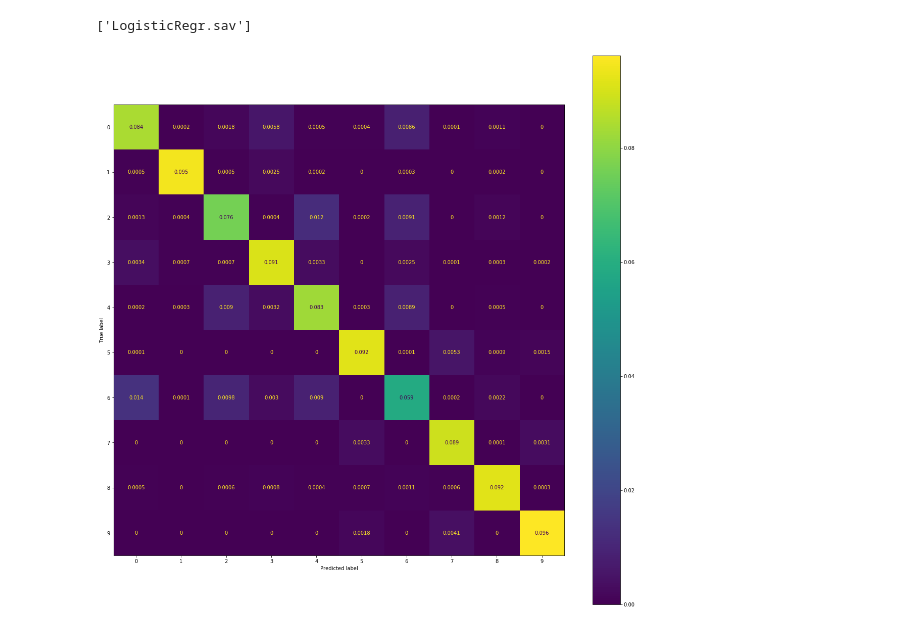
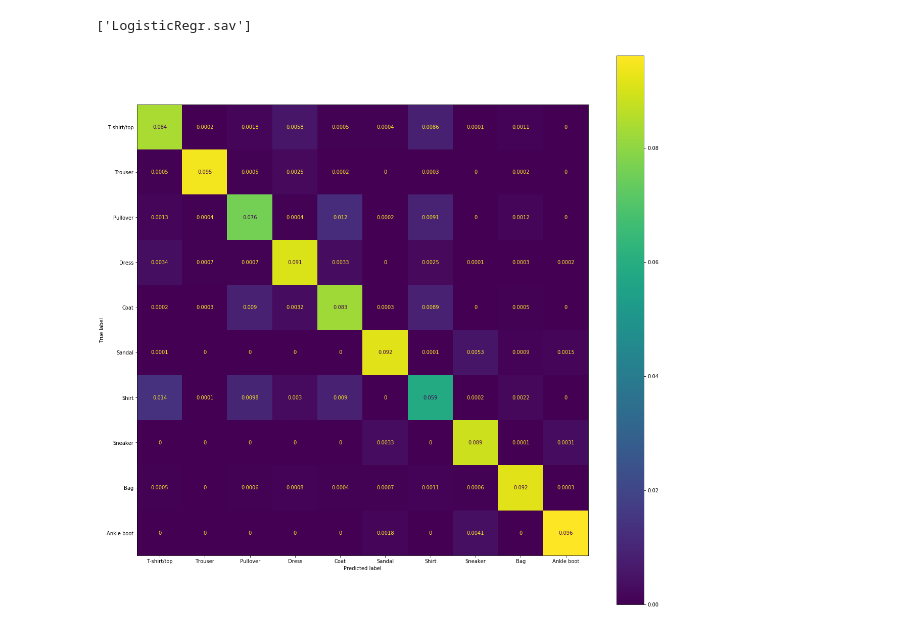
Before and after one commit to rmazzier/MLProjectDS-2020, a Jupyter notebook: Logistic Regr/LogisticRegr.ipynb, the cells around one changed output. Cells and saved outputs as stored; diff of their text form; code cells hidden in the pictures.

Commit message:
add labels to confusion matrix plot

```diff
--- a/Logistic Regr/LogisticRegr.ipynb
+++ b/Logistic Regr/LogisticRegr.ipynb
@@ -190,9 +190,10 @@ joblib.dump(logreg, filename)
 # %%
 # confusion matrix
 fig, ax = plt.subplots(figsize=(20, 20))
 disp = metrics.plot_confusion_matrix(logreg, x_valid, y_valid,
                                      normalize='all',
                                      include_values=True,
-                                    ax=ax)
+                                     display_labels=y_labels,
+                                     ax=ax)
 # %% [output]
-[figure, old version]
+[figure, new version]
```
Also changed, not shown: parts of 1 cell of this notebook.
